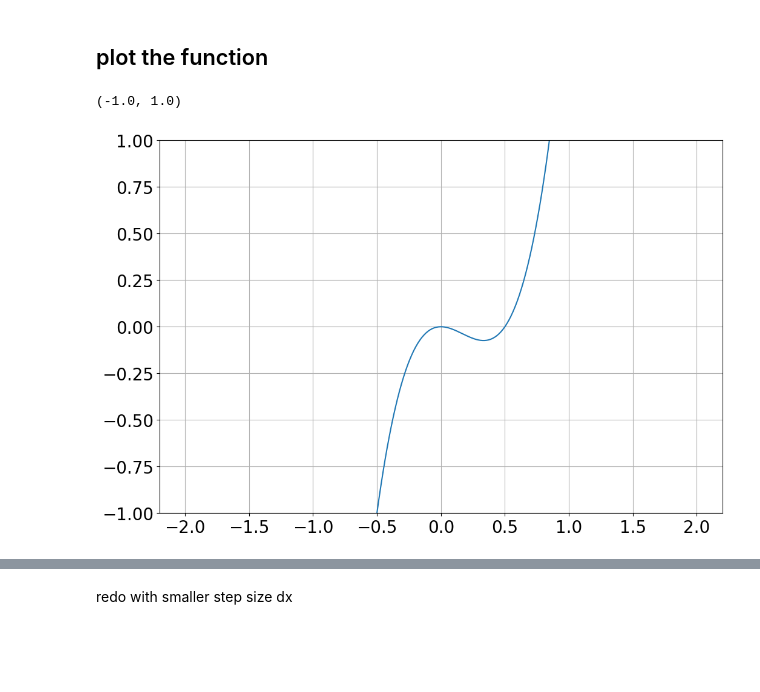
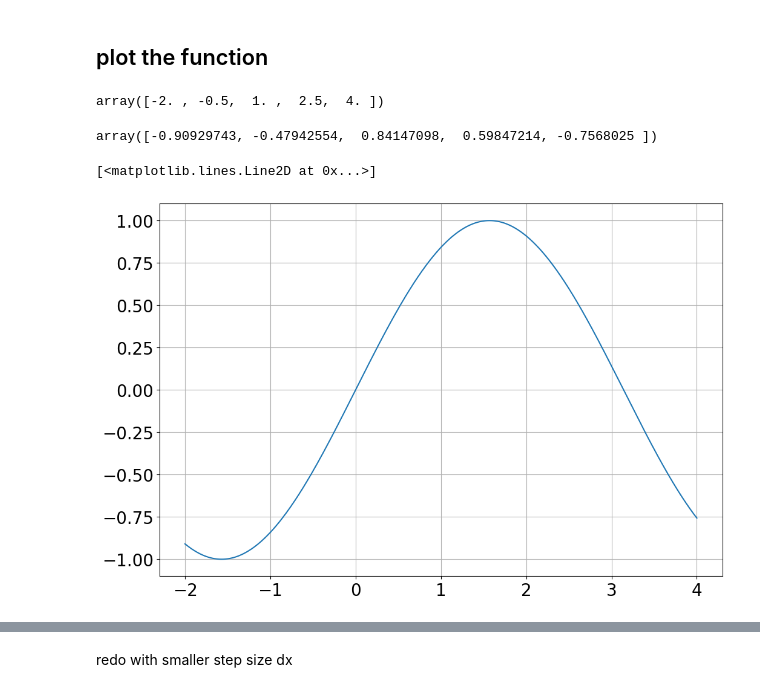
Before and after one commit to bblais/Computer-Programming-for-the-Sciences-Spring-2024, a Jupyter notebook: Sprint #1 - Algorithms and Simulation/2024-02-01 - Derivatives Integrals and Maxima Oh My.ipynb, the cells around one changed output, grey strips where cells are left out. Drawn from its saved outputs; the diff is of its cells as text; code cells hidden in the pictures; blank space fills up the shorter version.

```diff
--- a/Sprint #1 - Algorithms and Simulation/2024-02-01 - Derivatives Integrals and Maxima Oh My.ipynb
+++ b/Sprint #1 - Algorithms and Simulation/2024-02-01 - Derivatives Integrals and Maxima Oh My.ipynb
@@ -21,19 +30,32 @@ Version:  0.0.30
 def f(x):
     # f(x)=4x^3-2x^2  in math
     return 4*x**3-2*x**2
+# %%
+def f(x):
+    return sin(x)
 # %%
 x_start=-2
-x_end=2
+x_end=4
 dx=0.1
 # %% [markdown]
 ## plot the function
+# %%
+x=linspace(x_start,x_end,5)  # linspace spits out list of values.  the number of values is the last one (5 in this case)
+x
+# %% [output]
+array([-2. , -0.5,  1. ,  2.5,  4. ])
+# %%
+y=f(x)
+y
+# %% [output]
+array([-0.90929743, -0.47942554,  0.84147098,  0.59847214, -0.7568025 ])
 # %%
 x=linspace(x_start,x_end,500)
 y=f(x)
-plot(x,y)
-ylim([-1,1])
+plot(x,y,'-')
+#ylim([-1,1])
 # %% [output]
-(-1.0, 1.0)
+[<matplotlib.lines.Line2D at 0x...>]
-[figure, old version]
+[figure, new version]
 # %%
 x=x_start
```
Also changed, not shown: parts of 7 cells of this notebook, 3 other files.
